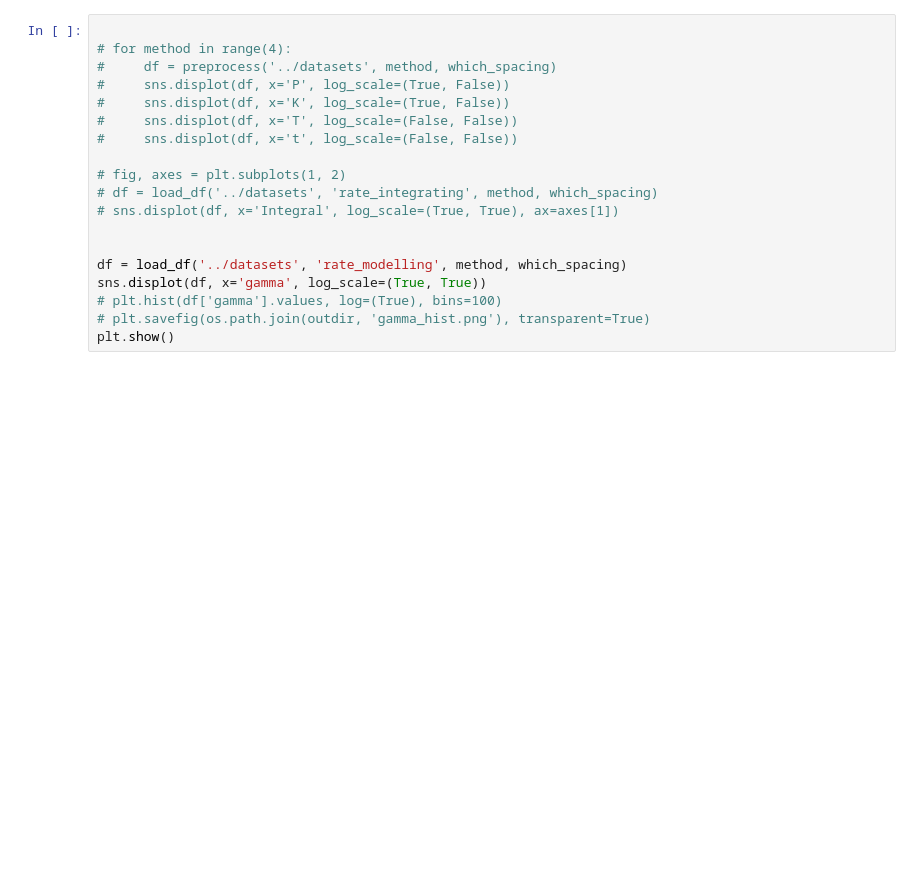
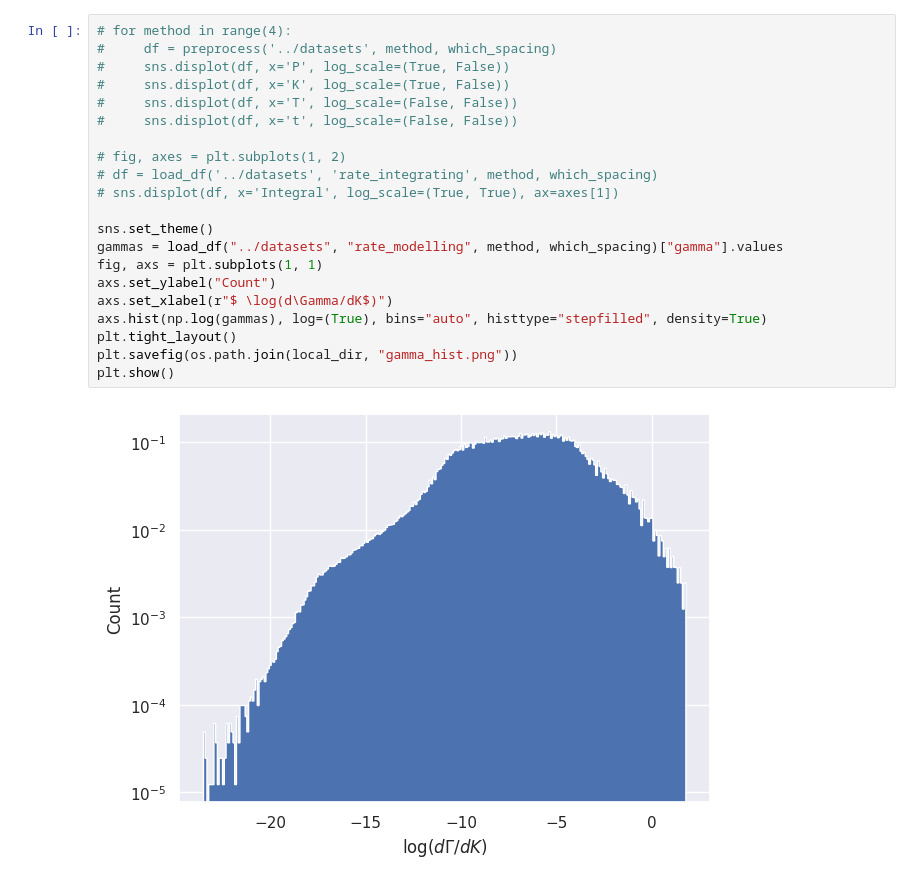
Before and after one commit to chavezrodz/RateModelling, a Jupyter notebook: figures.ipynb, the cells around one changed output. Saved outputs shown, nothing was run; the diff lists cells and outputs as text; blank space fills up the shorter version.

```diff
--- a/figures.ipynb
+++ b/figures.ipynb
@@ -65,22 +90,26 @@ int_model = load_model(method, h_dim, n_layers, proj_dir, int_dm, saved=True, re
 # %%
-
 # for method in range(4):
 #     df = preprocess('../datasets', method, which_spacing)
 #     sns.displot(df, x='P', log_scale=(True, False))
 #     sns.displot(df, x='K', log_scale=(True, False))
 #     sns.displot(df, x='T', log_scale=(False, False))
 #     sns.displot(df, x='t', log_scale=(False, False))
 
 # fig, axes = plt.subplots(1, 2)
 # df = load_df('../datasets', 'rate_integrating', method, which_spacing)
 # sns.displot(df, x='Integral', log_scale=(True, True), ax=axes[1])
 
-
-df = load_df('../datasets', 'rate_modelling', method, which_spacing)
-sns.displot(df, x='gamma', log_scale=(True, True))
-# plt.hist(df['gamma'].values, log=(True), bins=100)
-# plt.savefig(os.path.join(outdir, 'gamma_hist.png'), transparent=True)
+sns.set_theme()
+gammas = load_df("../datasets", "rate_modelling", method, which_spacing)["gamma"].values
+fig, axs = plt.subplots(1, 1)
+axs.set_ylabel("Count")
+axs.set_xlabel(r"$ \log(d\Gamma/dK$)")
+axs.hist(np.log(gammas), log=(True), bins="auto", histtype="stepfilled", density=True)
+plt.tight_layout()
+plt.savefig(os.path.join(local_dir, "gamma_hist.png"))
 plt.show()
+# %% [output]
+[figure, added]
 # %%
 def compare_with_data(P, K, T, datapath, method, model, include_data=True, N=50):
     data_gam = None
```
Also changed, not shown: parts of 5 cells of this notebook, 3 other files.
